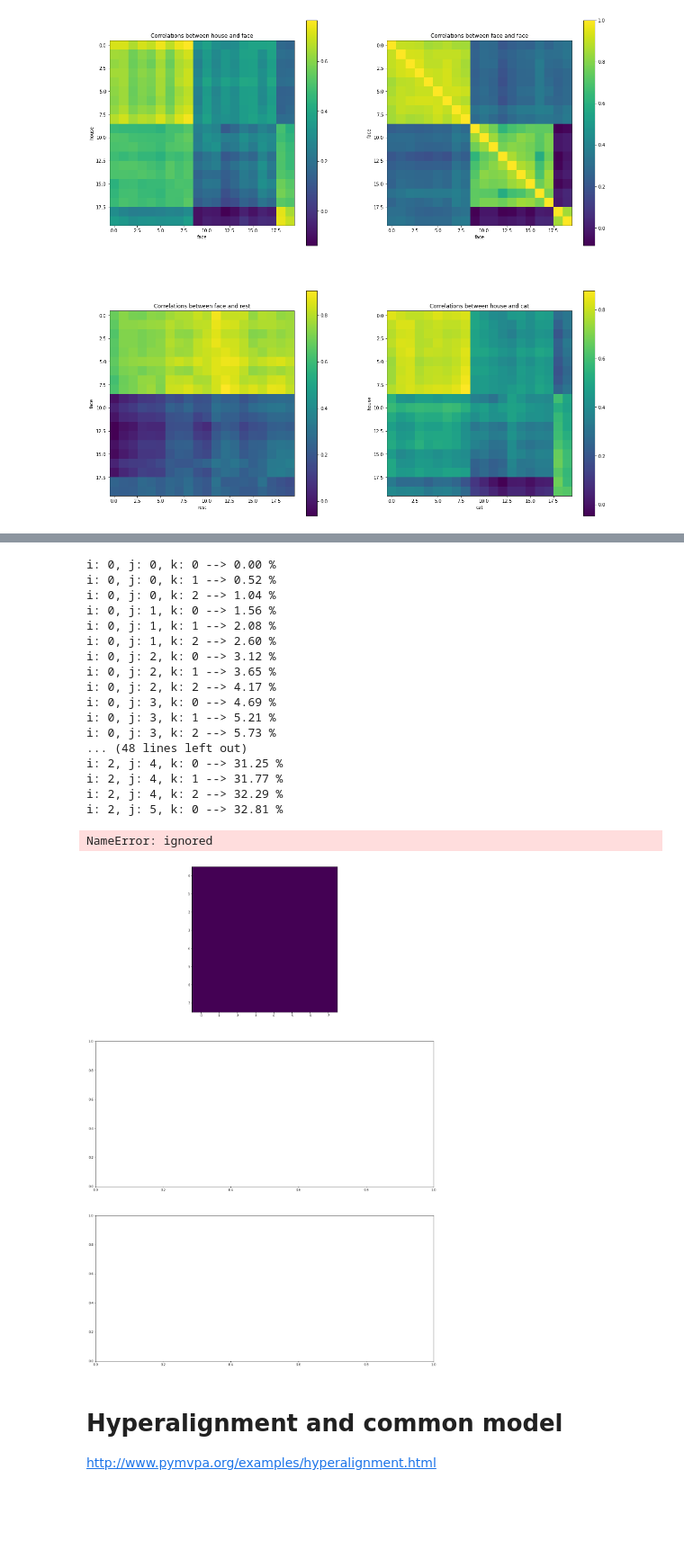
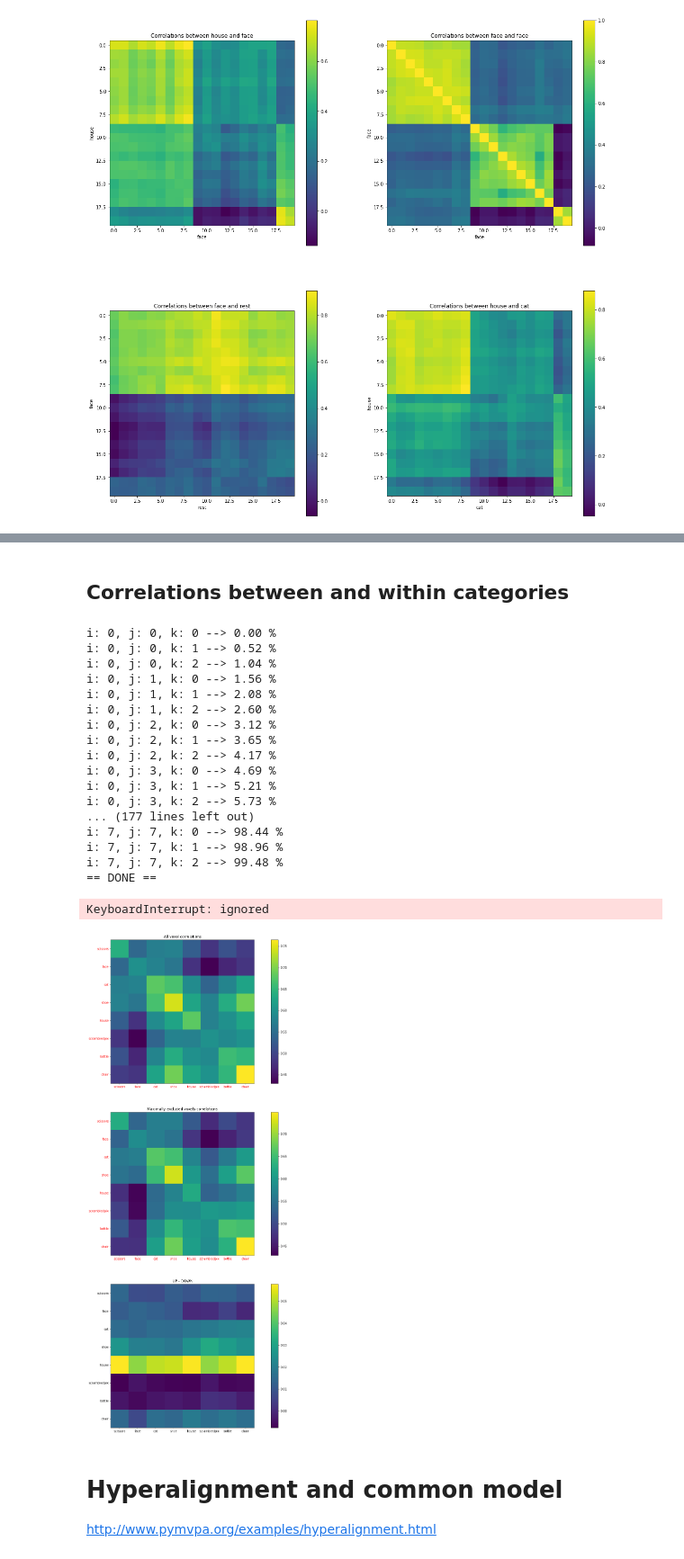
Before and after one commit to MohammadRaziei/FMRI-ANS, a Jupyter notebook: PYMVPA.ipynb, the cells around one changed output, grey strips where cells are left out. Shown: that part at 90% size. Saved outputs shown, nothing was run; the diff lists cells and outputs as text; code cells hidden in the pictures; blank space fills up the shorter version.

```diff
--- a/PYMVPA.ipynb
+++ b/PYMVPA.ipynb
@@ -228,3 +270,5 @@ fig.show()
+# %% [markdown]
+## Correlations between and within categories
 # %%
 labels, cats = get_label_dict()
 cats_labels = list(cats.keys())[1:]
@@ -238,8 +282,8 @@ for i in range(nCat):
   for j in range(nCat):
     for k in range(len(third_dim)):
         print("i: {}, j: {}, k: {} --> {:0.2f} %".format(i,j,k, 100*(i*nCat+j+k/3)/(nCat**2)))
-        Corrs[i, j, k] = overall_corr(cat1=cats_labels[i], cat2=cats_labels[j], ds=ds, xx=24, yy=24,
-                                           maximall_exclude=third_dim[k][0], maximall_all=third_dim[k][1], step=1)
+        Corrs[i, j, k] = overall_corr(cat1=cats_labels[i], cat2=cats_labels[j], ds=ds, xx=8, yy=8,
+                                           maximall_exclude=third_dim[k][0], maximall_all=third_dim[k][1], step=2)
 
 
 done()
@@ -256,35 +300,35 @@ i: 0, j: 2, k: 2 --> 4.17 %
 i: 0, j: 3, k: 0 --> 4.69 %
 i: 0, j: 3, k: 1 --> 5.21 %
 i: 0, j: 3, k: 2 --> 5.73 %
-... (48 lines left out)
-i: 2, j: 4, k: 0 --> 31.25 %
-i: 2, j: 4, k: 1 --> 31.77 %
-i: 2, j: 4, k: 2 --> 32.29 %
-i: 2, j: 5, k: 0 --> 32.81 %
+... (177 lines left out)
+i: 7, j: 7, k: 0 --> 98.44 %
+i: 7, j: 7, k: 1 --> 98.96 %
+i: 7, j: 7, k: 2 --> 99.48 %
+== DONE ==
+KeyboardInterrupt: ignored
 # %%
 fig, ax = plt.subplots(3, 1, figsize=(20, 30))
 title_labels = ["All voxel correlations","Maximally excluded voxels correlations","UP - DOWN"]
 
 for i in range(len(title_labels)):
   im = None
   if i < 2 :
-    im = ax[0].imshow(Corrs[:, :, i], interpolation='None')
+    im = ax[i].imshow(Corrs[:, :, i], interpolation='None')
   else:
-    im = ax[0].imshow(Corrs[:, :, 0] - Corrs[:, :, 1] , interpolation='None')
+    im = ax[i].imshow(Corrs[:, :, 0] - Corrs[:, :, 1] , interpolation='None')
   ax[i].set_title(title_labels[i])
   ax[i].set_xticks(list(range(nCat))); ax[i].set_xticklabels(cats_labels)
   ax[i].set_yticks(list(range(nCat))); ax[i].set_yticklabels(cats_labels)
   plt.colorbar(im, ax=ax[i])
 
 for i in range(2):
   for xtick,ytick in zip(ax[i].get_xticklabels(), ax[i].get_yticklabels()):
     xtick.set_color('red')
     ytick.set_color('red')
 
 fig.show()
 # %% [output]
-NameError: ignored
-[figure, old version]
+[figure, new version]
 # %% [markdown]
 # Hyperalignment and common model
 
```
Also changed, not shown: parts of 14 cells of this notebook.
